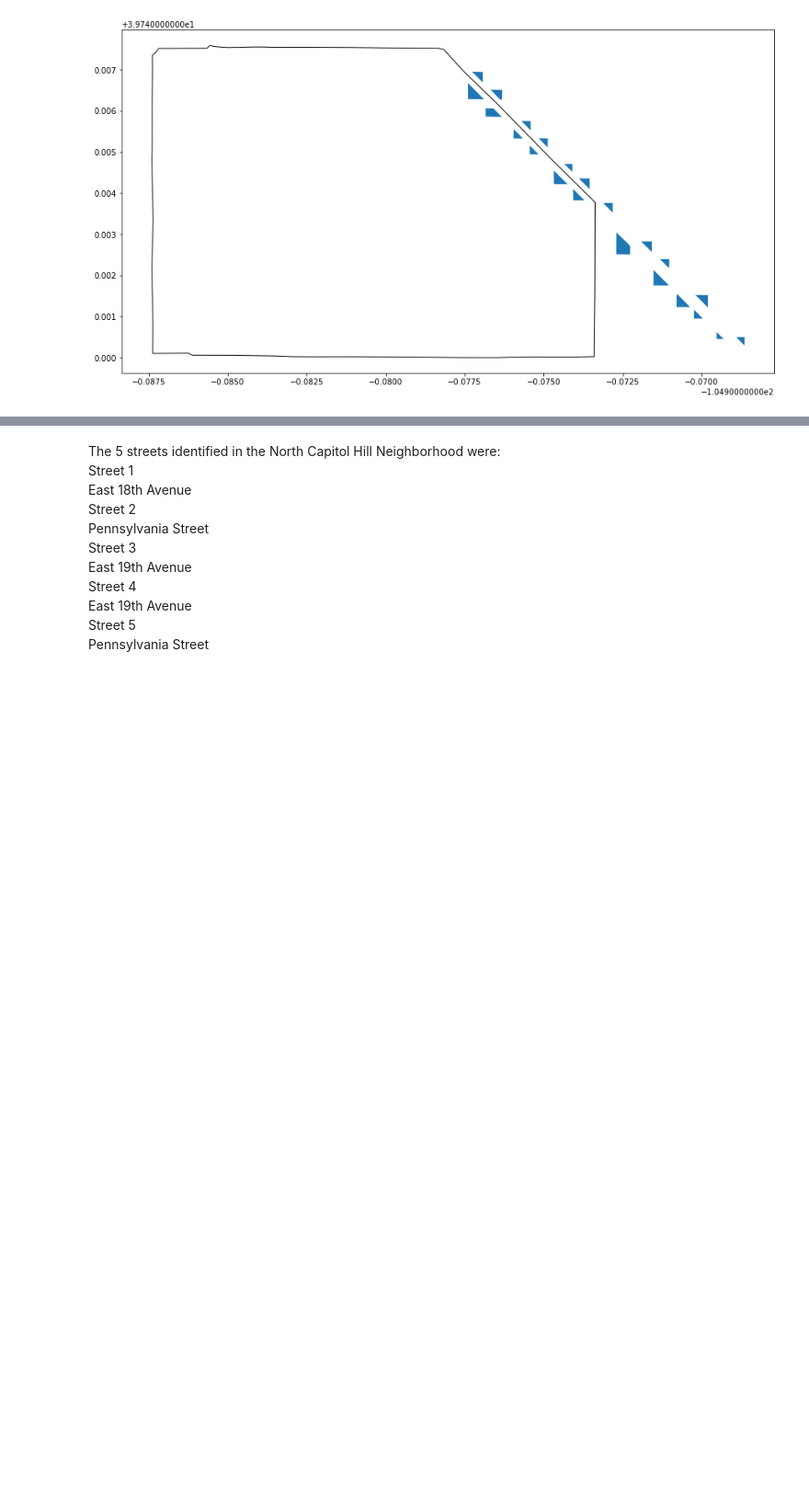
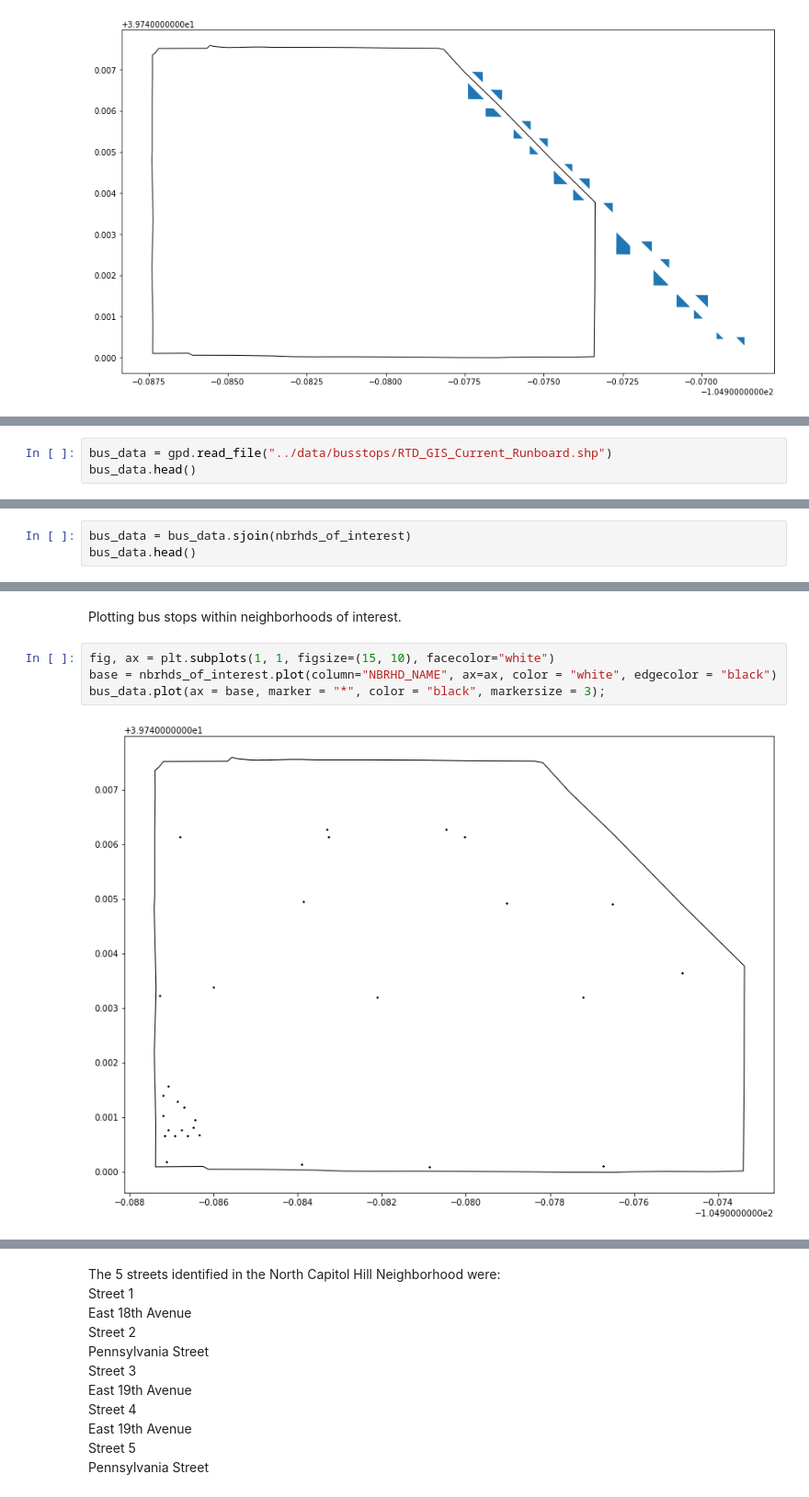
Before and after one commit to schmidmt/Finding-Optional-Shared-Streets, a Jupyter notebook: notebooks/Finding Optimal Shared Streets Tutorial.ipynb, the cells around one changed output, grey strips where cells are left out. Shown at 92% size. Saved outputs shown, nothing was run; the diff lists cells and outputs as text; blank space fills up the shorter version.

```diff
--- a/notebooks/Finding Optimal Shared Streets Tutorial.ipynb
+++ b/notebooks/Finding Optimal Shared Streets Tutorial.ipynb
@@ -274,0 +317,3 @@ park_data.plot(ax = base);
+# %%
+bus_data = gpd.read_file("../data/busstops/RTD_GIS_Current_Runboard.shp")
+bus_data.head()
@@ -274,0 +330,3 @@ park_data.plot(ax = base);
+# %%
+bus_data = bus_data.sjoin(nbrhds_of_interest)
+bus_data.head()
@@ -274,0 +341,8 @@ park_data.plot(ax = base);
+# %% [markdown]
+Plotting bus stops within neighborhoods of interest.
+# %%
+fig, ax = plt.subplots(1, 1, figsize=(15, 10), facecolor="white")
+base = nbrhds_of_interest.plot(column="NBRHD_NAME", ax=ax, color = "white", edgecolor = "black")
+bus_data.plot(ax = base, marker = "*", color = "black", markersize = 3);
+# %% [output]
+[figure, added]
```
Also changed, not shown: parts of 67 cells of this notebook.
